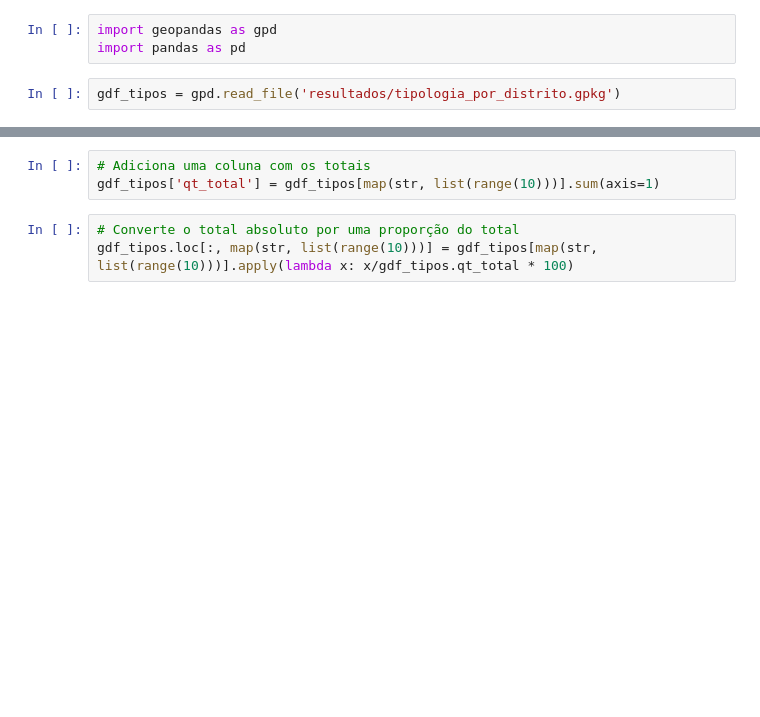
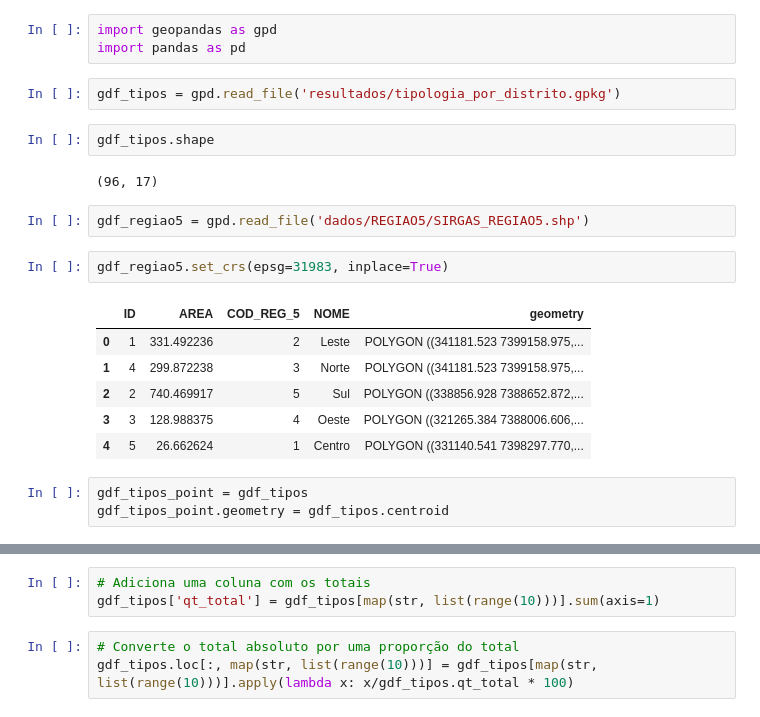
Before and after one commit to cem-usp/amostragem-em-habitacao, a Jupyter notebook: 02-proporcao-tipologia-por-distrito.ipynb, the cells around one changed output, grey strips where cells are left out. Cells and saved outputs as stored; diff of their text form; blank space fills up the shorter version.

```diff
--- a/02-proporcao-tipologia-por-distrito.ipynb
+++ b/02-proporcao-tipologia-por-distrito.ipynb
@@ -3,3 +3,21 @@ import geopandas as gpd
 import pandas as pd
 # %%
 gdf_tipos = gpd.read_file('resultados/tipologia_por_distrito.gpkg')
+# %%
+gdf_tipos.shape
+# %% [output]
+(96, 17)
+# %%
+gdf_regiao5 = gpd.read_file('dados/REGIAO5/SIRGAS_REGIAO5.shp')
+# %%
+gdf_regiao5.set_crs(epsg=31983, inplace=True)
+# %% [output]
+|  | ID | AREA | COD_REG_5 | NOME | geometry |
+| 0 | 1 | 331.492236 | 2 | Leste | POLYGON ((341181.523 7399158.975,... |
+| 1 | 4 | 299.872238 | 3 | Norte | POLYGON ((341181.523 7399158.975,... |
+| 2 | 2 | 740.469917 | 5 | Sul | POLYGON ((338856.928 7388652.872,... |
+| 3 | 3 | 128.988375 | 4 | Oeste | POLYGON ((321265.384 7388006.606,... |
+| 4 | 5 | 26.662624 | 1 | Centro | POLYGON ((331140.541 7398297.770,... |
+# %%
+gdf_tipos_point = gdf_tipos
+gdf_tipos_point.geometry = gdf_tipos.centroid
```
Also changed, not shown: parts of 5 cells of this notebook, 17 other files.
